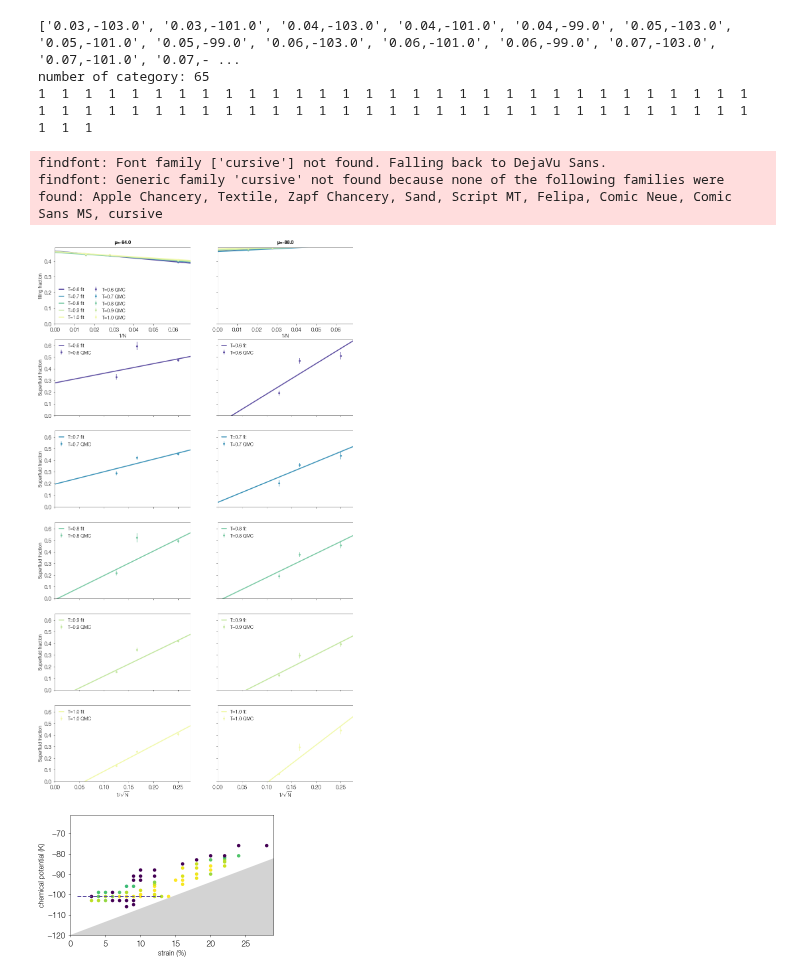
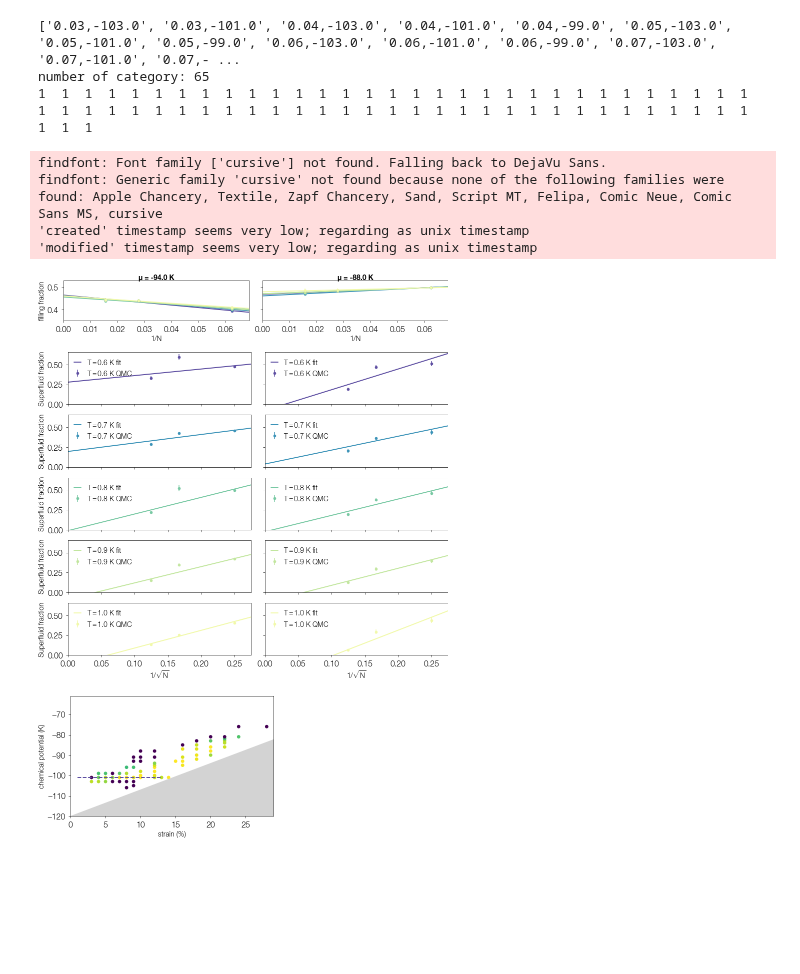
Before and after one commit to DelMaestroGroup/papers-code-Superfluid4HeStrainGraphene, a Jupyter notebook: src/AdsorptionPhaseAnalyzer.ipynb, the cells around one changed output. Saved outputs shown, nothing was run; the diff lists cells and outputs as text; code cells hidden in the pictures; blank space fills up the shorter version.

```diff
--- a/src/AdsorptionPhaseAnalyzer.ipynb
+++ b/src/AdsorptionPhaseAnalyzer.ipynb
@@ -134,19 +134,22 @@ def name_change(key):
 # %%
 plt.style.reload_library()
 dgutils.fonts.set_custom_font(font_path)
 _case_key = '0.12,-94.0'
 _case_key2 = '0.12,-88.0'
 _target = dfdict[_case_key]
 _target2 = dfdict[_case_key2]
 _plot_target = _target[_target['T']>0.5]
 _plot_target2 = _target2[_target2['T']>0.5]
 
-nplot = ptools.plot_only_two(ptools.esti_array_multi(_plot_target),ptools.esti_array_multi(_plot_target2))
-# nplot.savefig('../figures/'+'figS3'+'.pdf')
+nplot = ptools.plot_only_two_agd(ptools.esti_array_multi(_plot_target),ptools.esti_array_multi(_plot_target2))
+nplot.savefig('../figures/figS3.pdf')
+nplot.savefig('../figures/figS3.svg')
 # %% [output]
 findfont: Font family ['cursive'] not found. Falling back to DejaVu Sans.
 findfont: Generic family 'cursive' not found because none of the following families were found: Apple Chancery, Textile, Zapf Chancery, Sand, Script MT, Felipa, Comic Neue, Comic Sans MS, cursive
+'created' timestamp seems very low; regarding as unix timestamp
+'modified' timestamp seems very low; regarding as unix timestamp
-[figure, old version]
+[figure, new version]
 # %%
 # If you want to plot data, use below
 # plt.style.reload_library()
```
